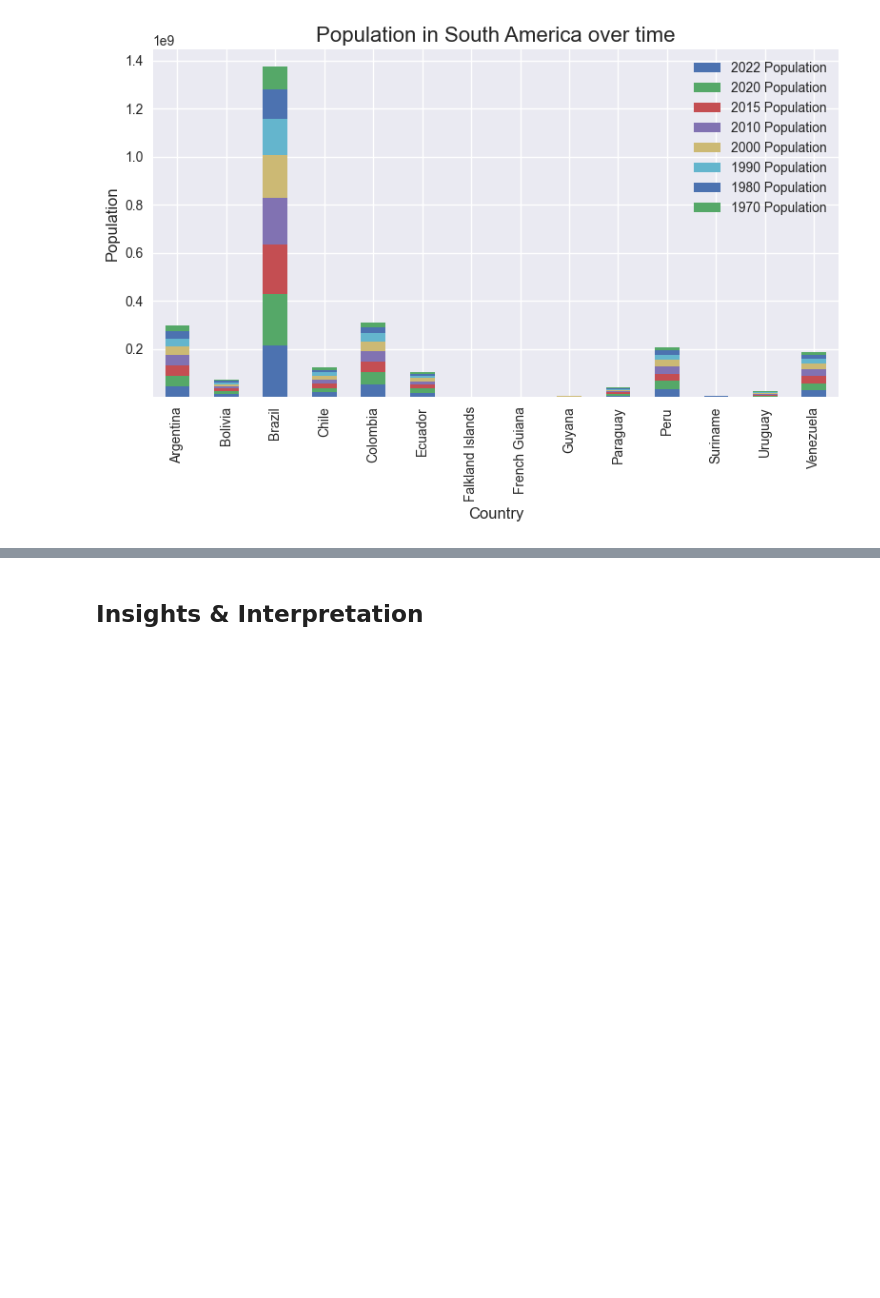
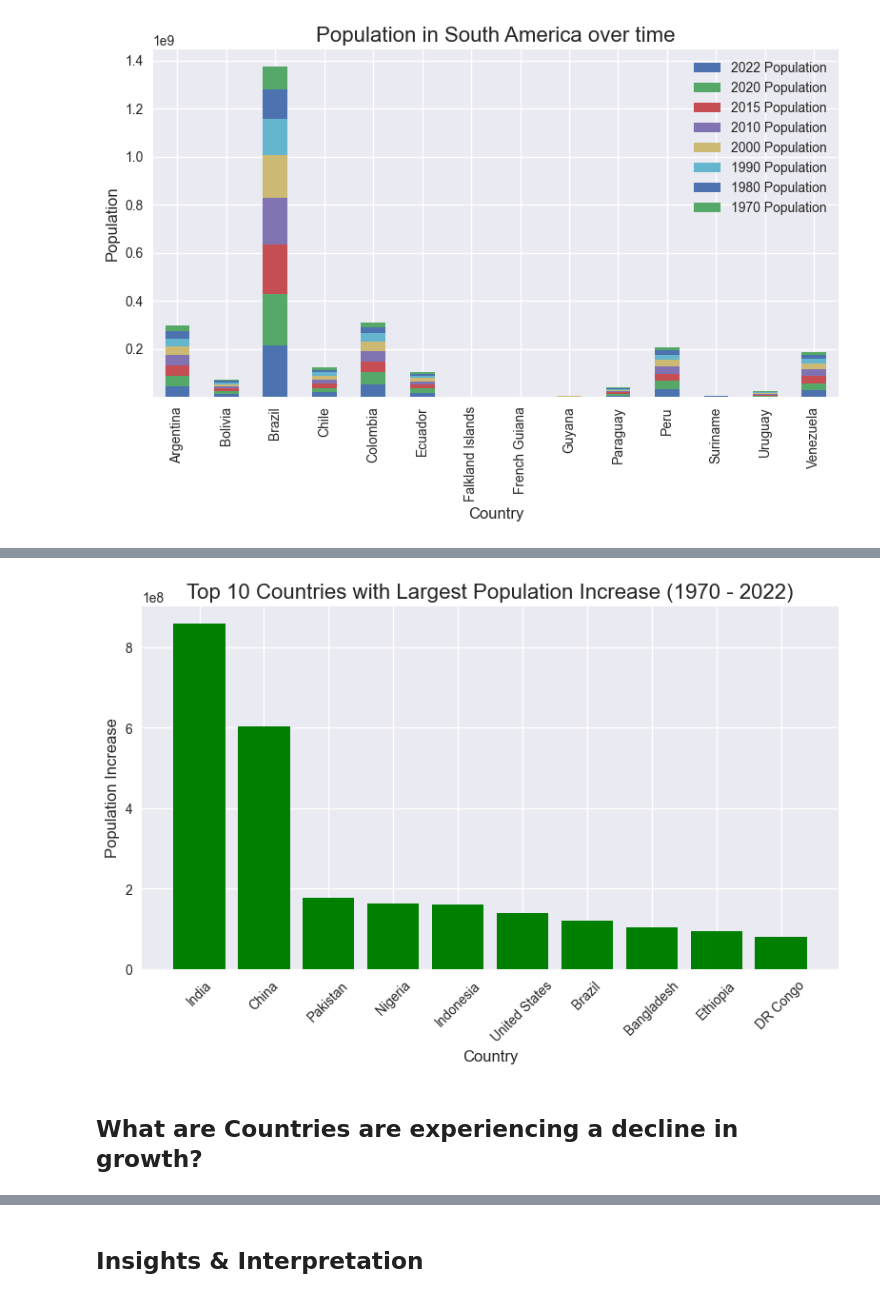
Before and after one commit to Octo-Data-Scientist/Data-Analysis, a Jupyter notebook: World Population/world_population.ipynb, the cells around one changed output, grey strips where cells are left out. Saved outputs shown, nothing was run; the diff lists cells and outputs as text; code cells hidden in the pictures; blank space fills up the shorter version.

```diff
--- a/World Population/world_population.ipynb
+++ b/World Population/world_population.ipynb
@@ -749,0 +811,6 @@ array(['Asia', 'Europe', 'Africa', 'Oceania', 'North America',
+# %%
+# Option 1
+df["population_growth_1970_2022"] = df["2022 Population"] - df["1970 Population"]
+# %%
+largest_increasing_pop = df.sort_values(by = "population_growth_1970_2022", ascending = False)
+largest_increasing_pop.head(10)
@@ -749,0 +829,15 @@ array(['Asia', 'Europe', 'Africa', 'Oceania', 'North America',
+# %%
+# Plot
+plt.bar(largest_increasing_pop["Country"].head(10), largest_increasing_pop["population_growth_1970_2022"].head(10), color = "green")
+
+plt.title("Top 10 Countries with Largest Population Increase (1970 - 2022)", fontsize = 16)
+plt.xlabel("Country", fontsize = 12)
+plt.ylabel("Population Increase", fontsize = 12)
+plt.xticks(rotation = 45)
+
+plt.tight_layout()
+plt.show()
+# %% [output]
+[figure, added]
+# %% [markdown]
+## What are Countries are experiencing a decline in growth?
```
Also changed, not shown: parts of 19 cells of this notebook.
